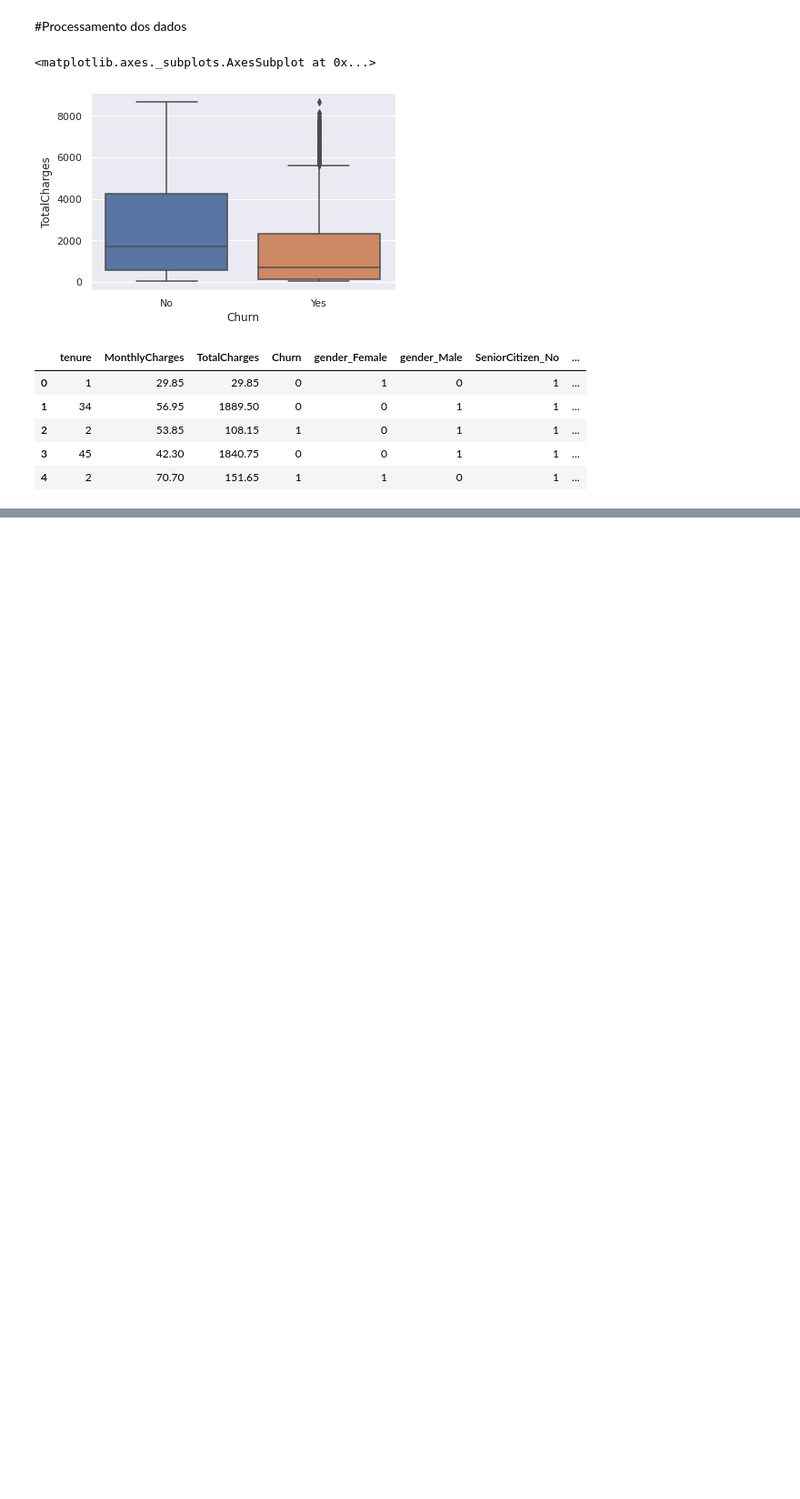
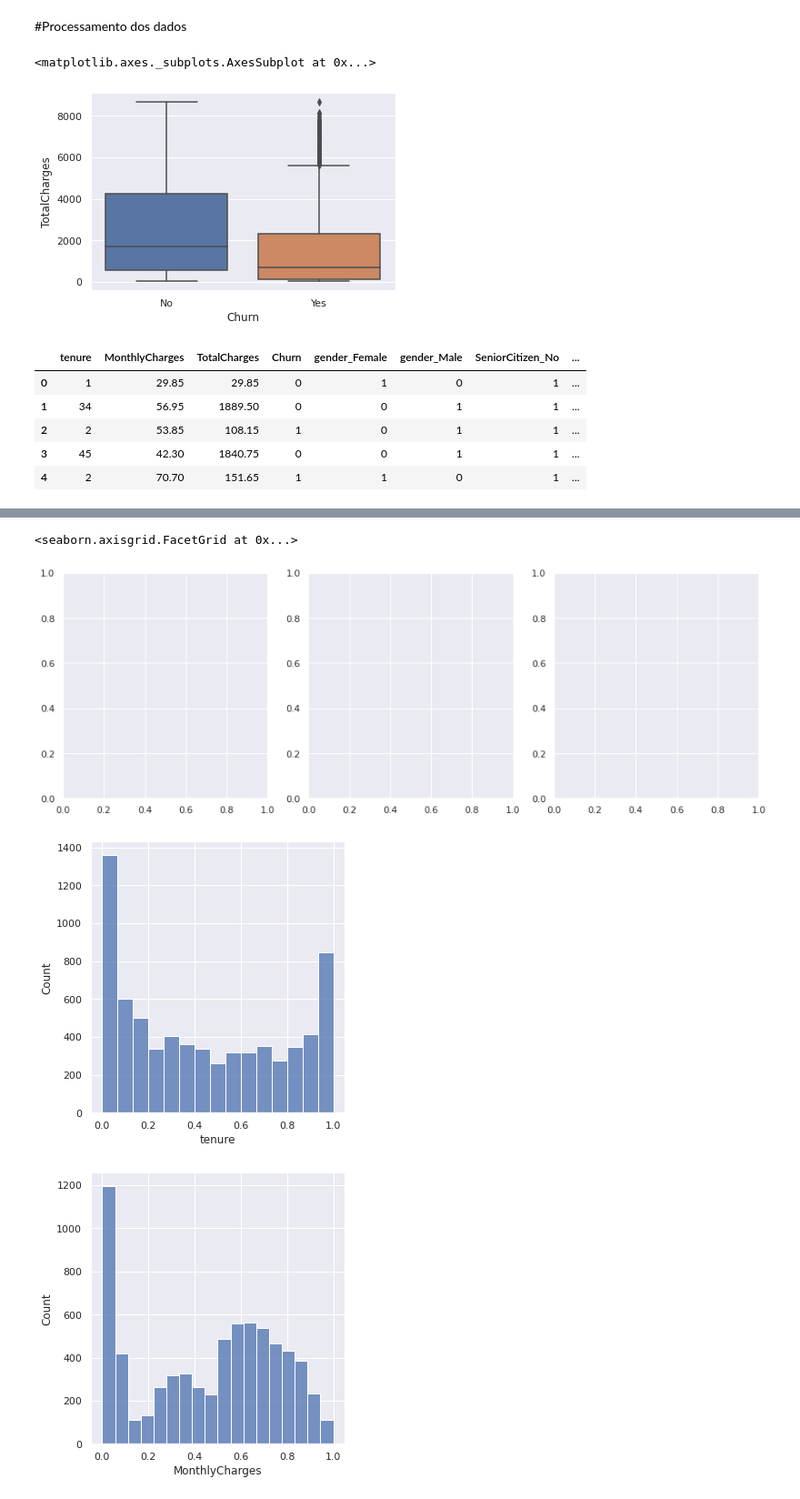
Before and after one commit to rogerwender/CienciaDados, a Jupyter notebook: FatoresRotatividadeClienteEmpresaTelefonia.ipynb, the cells around one changed output, grey strips where cells are left out. Shown: that part at 91% size. Cells and saved outputs as stored; diff of their text form; code cells hidden in the pictures; blank space fills up the shorter version.

```diff
--- a/FatoresRotatividadeClienteEmpresaTelefonia.ipynb
+++ b/FatoresRotatividadeClienteEmpresaTelefonia.ipynb
@@ -189,0 +203,18 @@ dataframe_onehot.head()
+# %%
+#Transformando os valores para escalas
+scaler = MinMaxScaler()
+dataframe_onehot['tenure'] = scaler.fit_transform(dataframe_onehot['tenure'].values.reshape(-1,1))
+dataframe_onehot['MonthlyCharges'] = scaler.fit_transform(dataframe_onehot['MonthlyCharges'].values.reshape(-1,1))
+dataframe_onehot['TotalCharges'] = scaler.fit_transform(dataframe_onehot['TotalCharges'].values.reshape(-1,1))
+# %%
+#Plotando os valores apos a escalabilidade
+f, ax = plt.subplots(1,3, figsize=(15,5))
+
+sns.displot(dataframe_onehot['tenure'], ax=ax[0])
+sns.displot(dataframe_onehot['MonthlyCharges'], ax=ax[1])
+sns.displot(dataframe_onehot['TotalCharges'], ax=ax[2])
+# %% [output]
+<seaborn.axisgrid.FacetGrid at 0x...>
+[figure, added]
+[figure, added]
+[figure, added]
```
Also changed, not shown: parts of 14 cells of this notebook.
